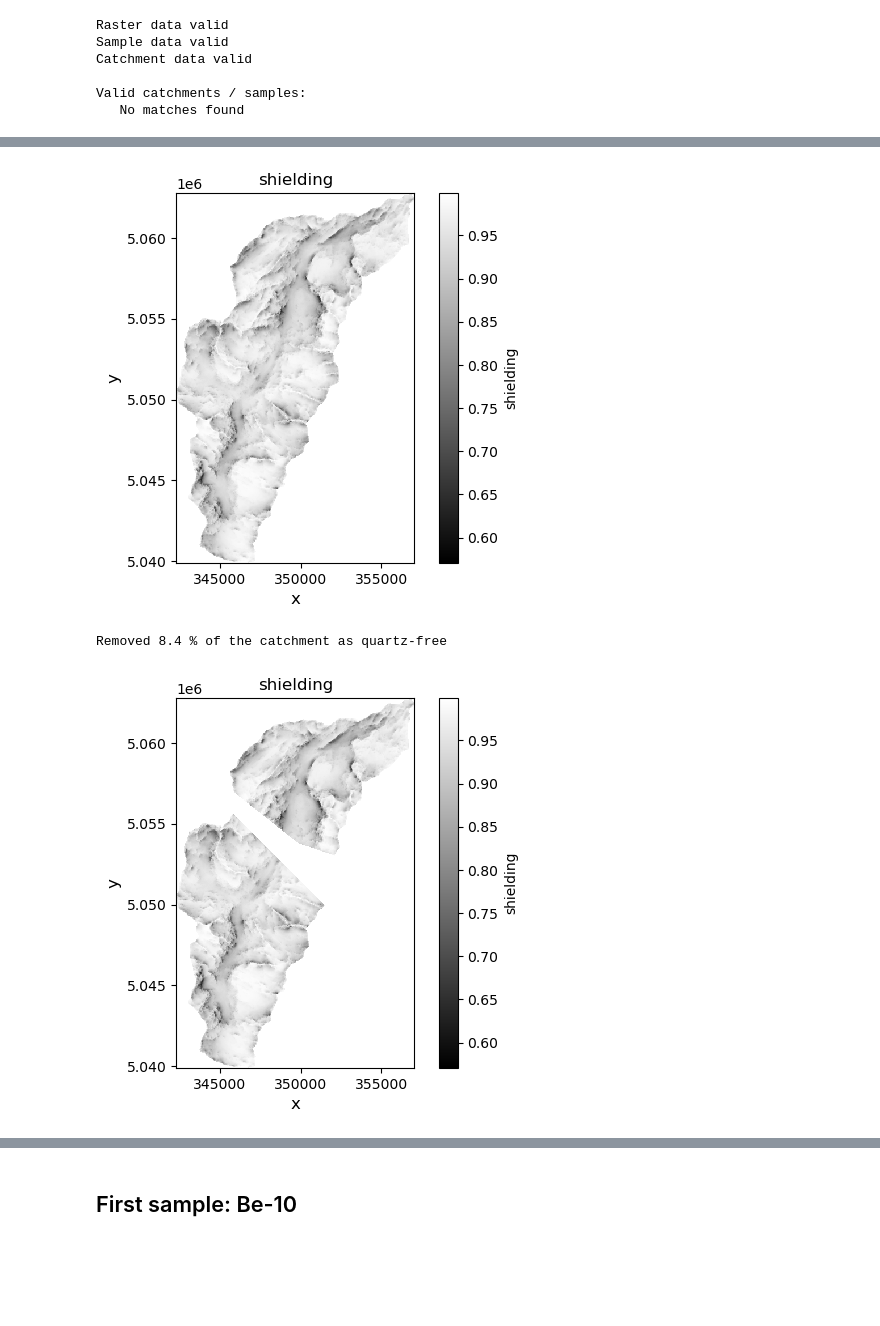
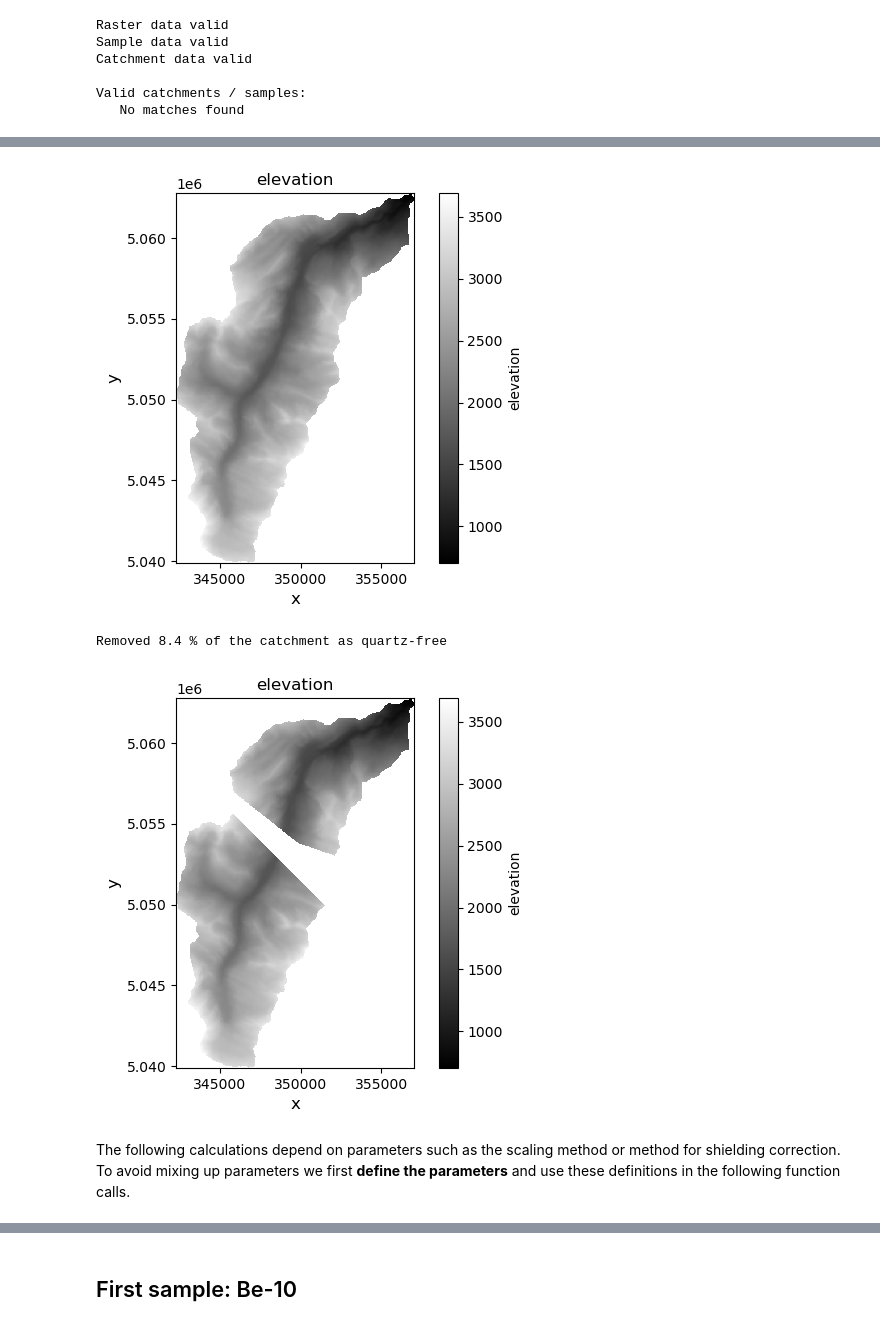
Before and after one commit to kstueb/riversand, a Jupyter notebook: riversand/example_scripts/step_by_step.ipynb, the cells around one changed output, grey strips where cells are left out. Cells and saved outputs as stored; diff of their text form; code cells hidden in the pictures; blank space fills up the shorter version.

```diff
--- a/riversand/example_scripts/step_by_step.ipynb
+++ b/riversand/example_scripts/step_by_step.ipynb
@@ -19,11 +22,9 @@ from riversand.params import units
 # %%
-rv = riversand.Riversand("./test_data")
+rv = riversand.Riversand("test_data")
 
 # raster data
-rv.add_raster('dem_utm_35m.tif', dtype='elevation')
-rv.add_raster('toposhielding_35m.tif', dtype='shielding')
-rv.add_raster('quartz_35m.tif', dtype='quartz')
-
-riversand.plot_raster(rv,
-                      dtype='shielding', # plot the shielding raster
-                      fname='show')      # display; other options are 'jpg' or 'png'
+rv.add_raster('dem_utm_35m.tif', dtype='elevation')         # projection : UTM zone 32N
+#rv.add_raster('dem_LV95.tif', dtype='elevation')            # projection : CH1903+ / LV95
+#rv.add_raster('dem_WGS.tif', dtype='elevation')             # geographic coordinate system WGS84, not projected
+rv.add_raster('toposhielding_35m.tif', dtype='shielding')   # UTM zone 32N
+rv.add_raster('quartz_35m.tif', dtype='quartz')             # UTM zone 32N
@@ -60,22 +102,24 @@ Valid catchments / samples:
 # %%
 # clip the desired catchment, which happens to be the number n=5 (trial and error...)
 clips = rv.clip_all_rasters(n=5)
 riversand.plot_clipped_raster(clips,
-                              dtype='shielding', # plot the clipped shielding raster
+                              dtype='elevation', # plot the clipped shielding raster
                               fname='show')      # display; other options are 'jpg' or 'png'
 # %% [output]
-[figure, old version]
+[figure, new version]
 # %%
 # remove the quartz-free areas
 clips = riversand.eliminate_quartzfree(clips)
 # %% [output]
 Removed 8.4 % of the catchment as quartz-free
 # %%
-# note that the quartz-free parts of the catchment are now removed
+# the quartz-free parts of the catchment are now removed
 riversand.plot_clipped_raster(clips,
-                              dtype='shielding',
+                              dtype='elevation',
                               fname='show')
 # %% [output]
-[figure, old version]
+[figure, new version]
+# %% [markdown]
+The following calculations depend on parameters such as the scaling method or method for shielding correction. To avoid mixing up parameters we first **define the parameters** and use these definitions in the following function calls.
 # %%
 # define parameters for the calculation
```
Also changed, not shown: parts of 47 cells of this notebook, 1 other file.
